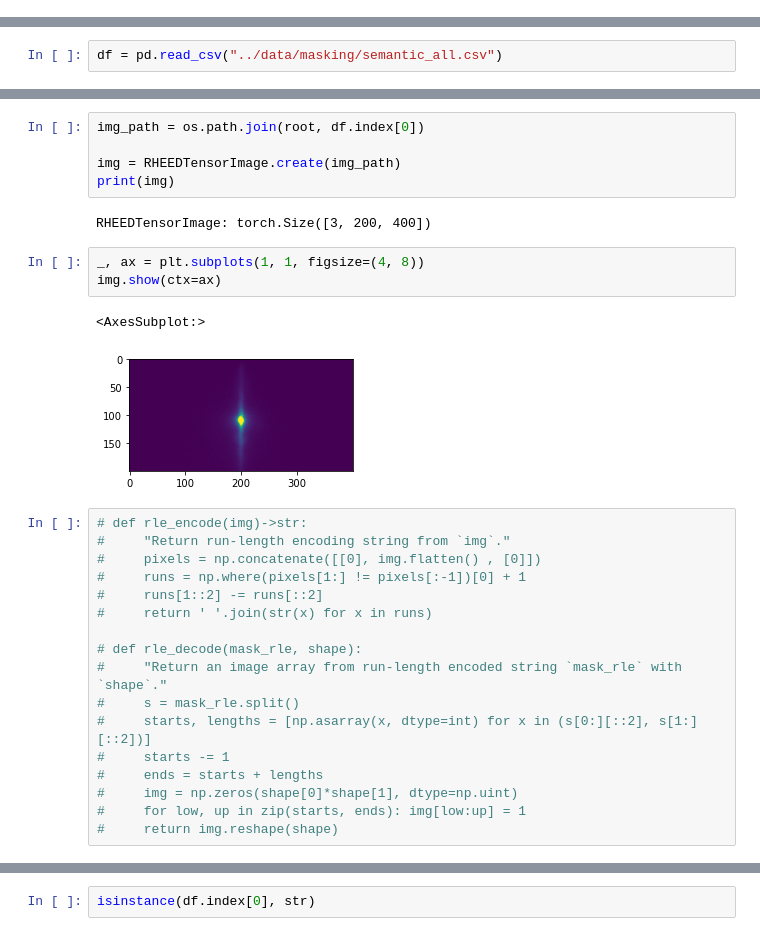
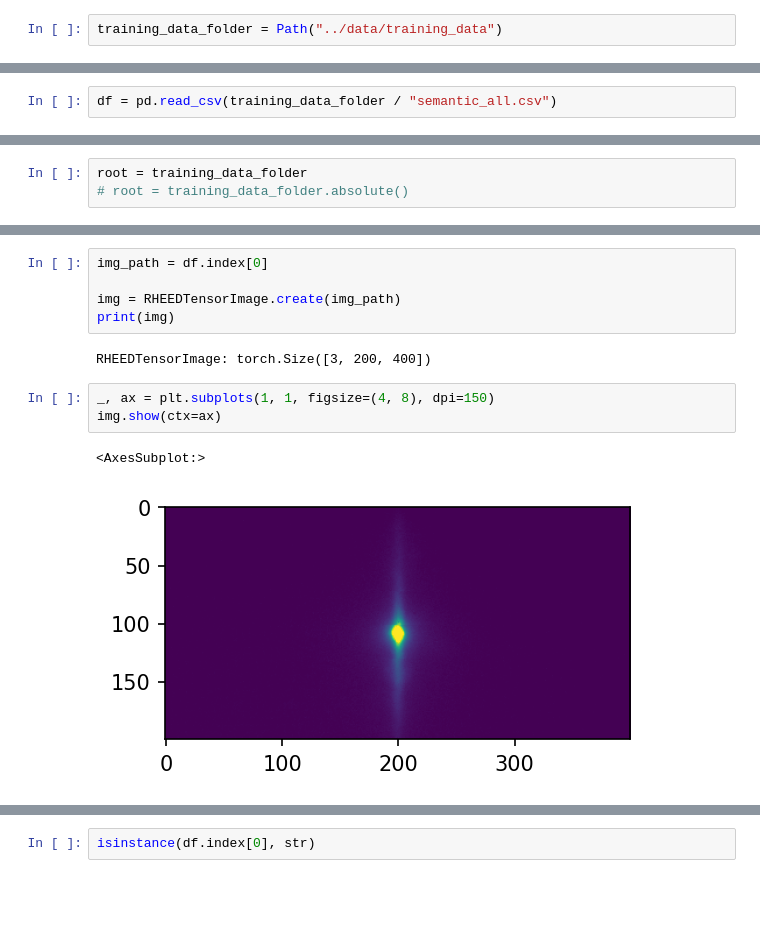
Before and after one commit to AuroraLHT/rhana, a Jupyter notebook: notebook/Fastaiv2UNetTraining.ipynb, the cells around one changed output, grey strips where cells are left out. Drawn from its saved outputs; the diff is of its cells as text; blank space fills up the shorter version.

```diff
--- a/notebook/Fastaiv2UNetTraining.ipynb
+++ b/notebook/Fastaiv2UNetTraining.ipynb
@@ -164,3 +15,5 @@ def merge(*ds):
 # %% [markdown]
 # Load Data
+# %%
+training_data_folder = Path("../data/training_data")
 # %%
@@ -174,3 +28,3 @@ IT005         IT010  IT015  mask        tracking
 # %%
-df = pd.read_csv("../data/masking/semantic_all.csv")
+df = pd.read_csv(training_data_folder / "semantic_all.csv")
 # %%
@@ -184 +48,4 @@ root = os.path.expanduser("~/RHEED")
+# %%
+root = training_data_folder
+# root = training_data_folder.absolute()
 # %%
@@ -230,30 +64,13 @@ row= df.iloc[0]
 # %%
-img_path = os.path.join(root, df.index[0])
+img_path = df.index[0]
 
 img = RHEEDTensorImage.create(img_path)
 print(img)
 # %% [output]
 RHEEDTensorImage: torch.Size([3, 200, 400])
 # %%
-_, ax = plt.subplots(1, 1, figsize=(4, 8))
+_, ax = plt.subplots(1, 1, figsize=(4, 8), dpi=150)
 img.show(ctx=ax)
 # %% [output]
 <AxesSubplot:>
-[figure, old version]
+[figure, new version]
-# %%
-# def rle_encode(img)->str:
-#     "Return run-length encoding string from `img`."
-#     pixels = np.concatenate([[0], img.flatten() , [0]])
-#     runs = np.where(pixels[1:] != pixels[:-1])[0] + 1
-#     runs[1::2] -= runs[::2]
-#     return ' '.join(str(x) for x in runs)
-
-# def rle_decode(mask_rle, shape):
-#     "Return an image array from run-length encoded string `mask_rle` with `shape`."
-#     s = mask_rle.split()
-#     starts, lengths = [np.asarray(x, dtype=int) for x in (s[0:][::2], s[1:][::2])]
-#     starts -= 1
-#     ends = starts + lengths
-#     img = np.zeros(shape[0]*shape[1], dtype=np.uint)
-#     for low, up in zip(starts, ends): img[low:up] = 1
-#     return img.reshape(shape)
```
Also changed, not shown: parts of 59 cells of this notebook, 2 other files.
